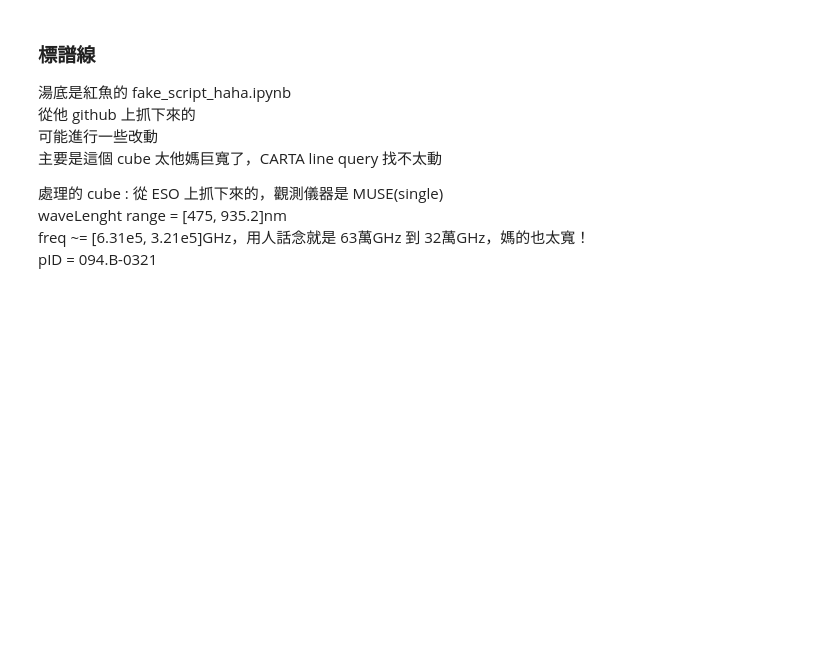
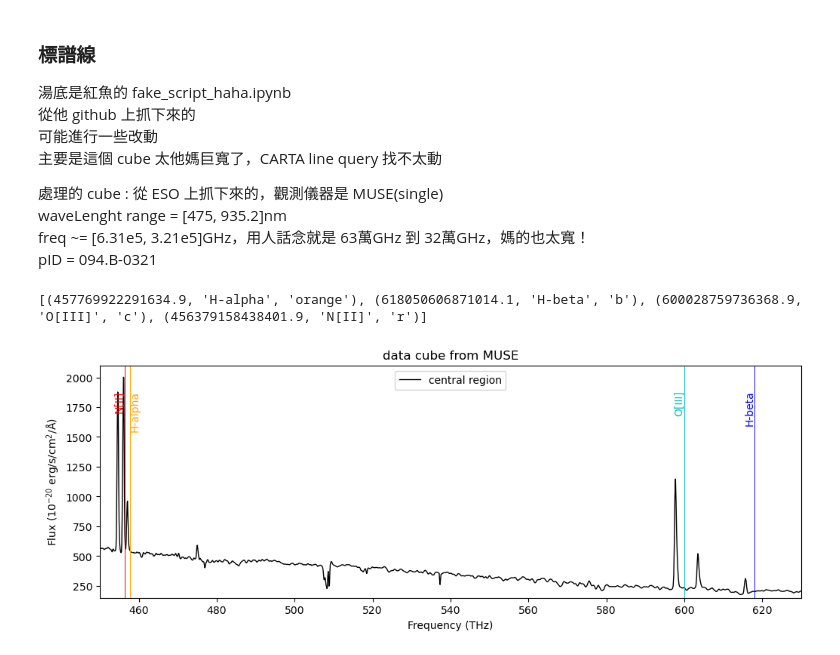
Before and after one commit to aqingo3o/Hello-Circinus, a Jupyter notebook: visable-lines/py_spectralLine.ipynb, the cells around one changed output. Cells and saved outputs as stored; diff of their text form; code cells hidden in the pictures; blank space fills up the shorter version.

Commit message:
mark lines near BPT lines
把 smooth 的東西刪掉了

```diff
--- a/visable-lines/py_spectralLine.ipynb
+++ b/visable-lines/py_spectralLine.ipynb
@@ -32,8 +32,15 @@ freq = df[df.columns[0]] # 處理過後再讀入變數
 flux = df[df.columns[1]]
 # %%
 # Line info
+
 z = 0.001448 # redshift
 c = 3e8 # light velocity [m/s]
-restFreq_a = c/656.3e-9 # [Hz]
-shiftedFreq_a = restFreq_a*(1+z) # [Hz]
-line_name = "H-alpha" # 被我改到剩單一線功能 :(
+
+# (shiftedFreq [Hz], line_name, color)
+bpt_lines = [(c*(1+z)/6563e-10, 'H-alpha', 'orange'),
+             (c*(1+z)/4861e-10, 'H-beta', 'b'),
+             (c*(1+z)/5007e-10, 'O[III]', 'c'),
+             (c*(1+z)/6583e-10, 'N[II]', 'r')]
+print(bpt_lines)
+# %% [output]
+[(457769922291634.9, 'H-alpha', 'orange'), (618050606871014.1, 'H-beta', 'b'), (600028759736368.9, 'O[III]', 'c'), (456379158438401.9, 'N[II]', 'r')]
@@ -103,0 +47,24 @@ plt.show()
+# %%
+# four lines
+# 我跟你說，全部畫一張圖的下場就是一坨
+
+plt.figure(figsize=(12, 4))
+plt.plot(freq/1e3, flux, c='k', lw=1, label="central region")
+plt.xlim(450, 630) # THz
+ymax = 2100
+plt.ylim(150, ymax) # 超可悲之隨便設變數
+plt.xlabel("Frequency (THz)") # 記得在 carta 裡面把軸換成頻率單位再導出成 .tsv
+plt.ylabel(r"Flux ($10^{-20}$ erg/s/cm$^2$/Å)") # 我的 cube 是一個屁股單位，$ 啟用 latex # $ 啟用 latex
+plt.title("data cube from MUSE")
+
+for f, name, color in bpt_lines :
+    plt.axvline(f/1e12, color=color, linestyle="-", lw=0.7)
+    if name=='H-alpha':
+        plt.text(f/1e12, ymax*0.9, name, rotation=90, color=color, fontsize=10, ha='left', va='top')
+    else:
+        plt.text(f/1e12, ymax*0.9, name, rotation=90, color=color, fontsize=10, ha='right', va='top')
+
+plt.legend()
+plt.show()
+# %% [output]
+[figure, added]
```
Also changed, not shown: parts of 6 cells of this notebook.
